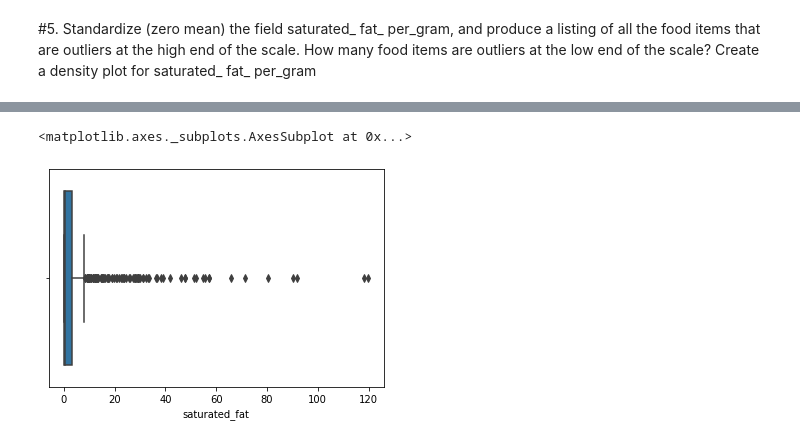
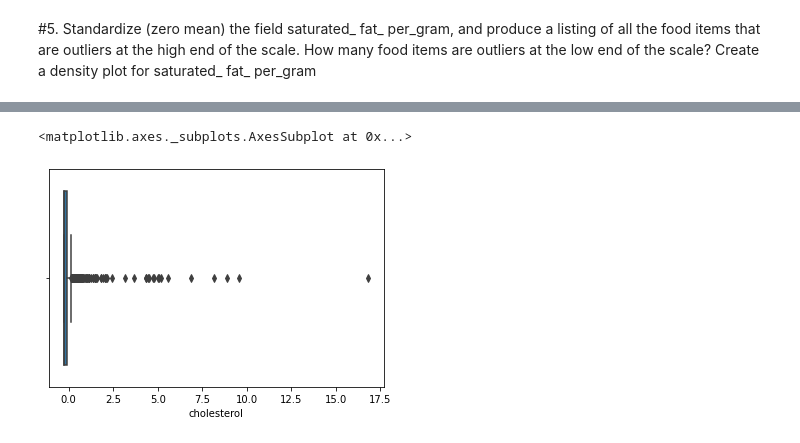
Before and after one commit to sg758253/IDS, a Jupyter notebook: HW4/problem2_python.ipynb, the cells around one changed output, grey strips where cells are left out. Cells and saved outputs as stored; diff of their text form; code cells hidden in the pictures.

```diff
--- a/HW4/problem2_python.ipynb
+++ b/HW4/problem2_python.ipynb
@@ -101,10 +101,9 @@ df_fooditem5_2
 # %% [markdown]
 #5. Standardize (zero mean) the field saturated_ fat_ per_gram, and produce a listing of all the food items that are outliers at the high end of the scale. How many food items are outliers at the low end of the scale? Create a density plot for saturated_ fat_ per_gram
 # %%
-# apply z-score to standardize saturated_fat_per_gram
 mean = df.saturated_fat_per_gram.mean()
 std = df.saturated_fat_per_gram.std()
-df.saturated_fat_per_gram = df.saturated_fat_per_gram.mean()-mean/std
+df.saturated_fat_per_gram = (df.saturated_fat_per_gram-mean)/std
 df
 # %% [output]
 |  | food item | weight_in_grams | saturated_fat | cholesterol | saturated_fat_per_gram |
@@ -220,0 +210,14 @@ plt.show()
+# %%
+mean = df.weight_in_grams.mean()
+std = df.weight_in_grams.std()
+df.weight_in_grams = (df.weight_in_grams-mean)/std
+
+q1,q3 = np.percentile(df.weight_in_grams,[25,75])
+IQR = q3-q1
+IQR
+#lower and upper bound of outliers
+lower_bound=q1-(1.5 * IQR)
+upper_bound=q3 +(1.5 * IQR)
+print('lower_bound',lower_bound)
+print('upper_bound',upper_bound)
+df.loc[(df.weight_in_grams<lower_bound) | (df.weight_in_grams> upper_bound)]
@@ -226,10 +248,0 @@ sns.boxplot(df['weight_in_grams'])
-# %%
-# Standardize (zero mean) of saturated_fat variable and density plot
-df['scaled_saturated_fat'] = stats.zscore(df.saturated_fat, nan_policy='omit')
-df.saturated_fat.plot.density(color="red")
-plt.title('Density plot for Unscaled saturated_fat')
-plt.show()
-
-df.scaled_saturated_fat.plot.density(color="blue")
-plt.title('Density plot for Scaled saturated_fat')
-plt.show()
@@ -248,0 +261,14 @@ plt.show()
+# %%
+mean = df.cholesterol.mean()
+std = df.cholesterol.std()
+df.cholesterol = (df.cholesterol-mean)/std
+
+q1,q3 = np.percentile(df.cholesterol,[25,75])
+IQR = q3-q1
+IQR
+#lower and upper bound of outliers
+lower_bound=q1-(1.5 * IQR)
+upper_bound=q3 +(1.5 * IQR)
+print('lower_bound',lower_bound)
+print('upper_bound',upper_bound)
+df.loc[(df.cholesterol<lower_bound) | (df.cholesterol> upper_bound)]
@@ -249,5 +291,5 @@ plt.show()
 # %%
-sns.boxplot(df['saturated_fat'])
+sns.boxplot(df['cholesterol'])
 # %% [output]
 <matplotlib.axes._subplots.AxesSubplot at 0x...>
-[figure, old version]
+[figure, new version]
```
Also changed, not shown: parts of 23 cells of this notebook.
